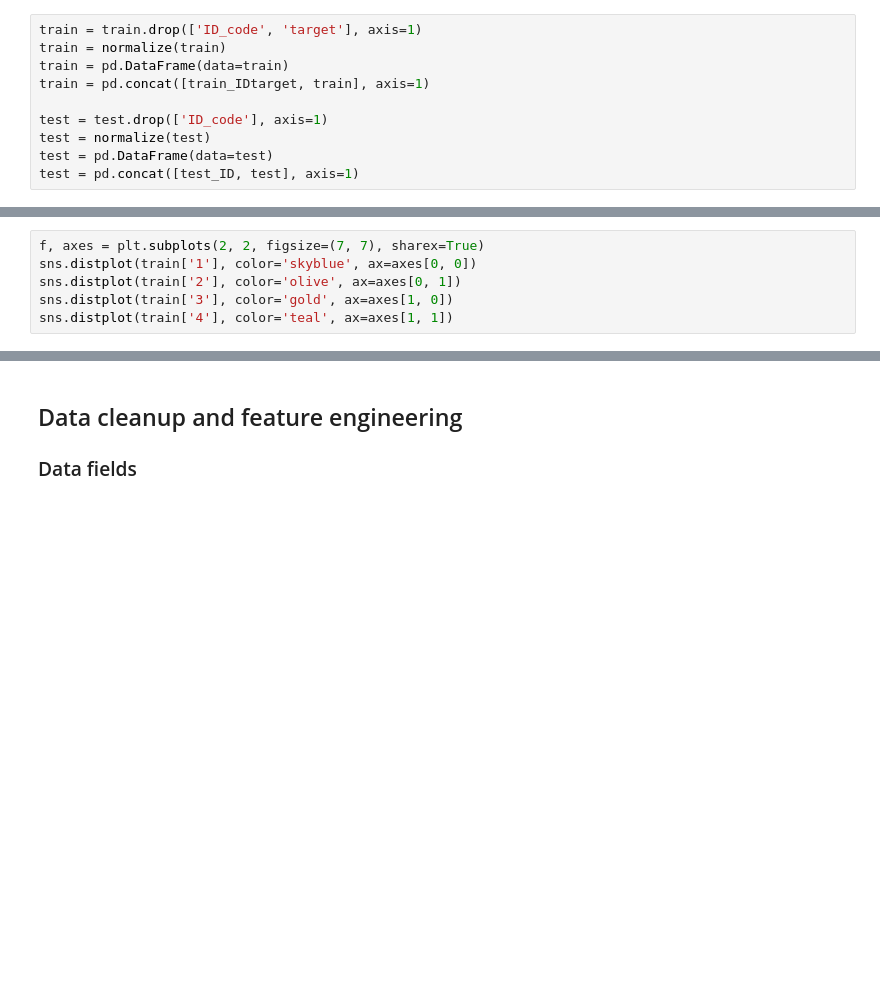
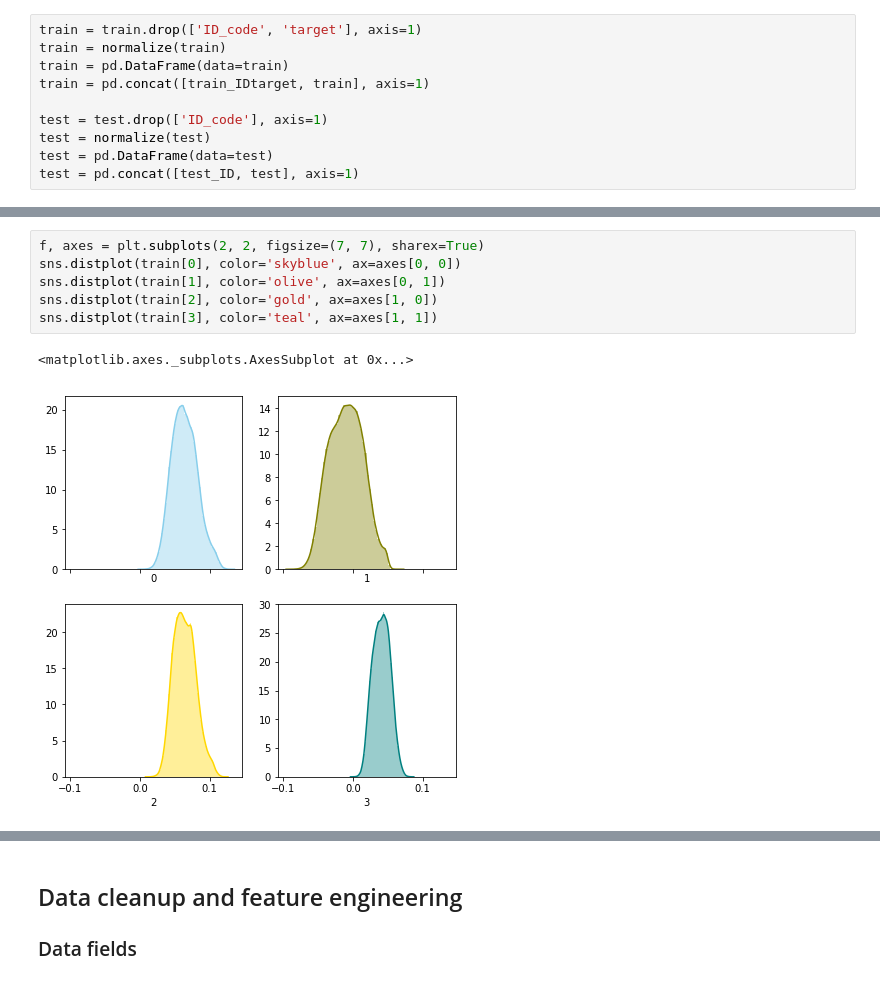
Before and after one commit to manuelfreude/kagglesantander, a Jupyter notebook: santander.ipynb, the cells around one changed output, grey strips where cells are left out. Cells and saved outputs as stored; diff of their text form; blank space fills up the shorter version.

```diff
--- a/santander.ipynb
+++ b/santander.ipynb
@@ -75,6 +129,9 @@ test.info()
 # %%
 f, axes = plt.subplots(2, 2, figsize=(7, 7), sharex=True)
-sns.distplot(train['1'], color='skyblue', ax=axes[0, 0])
-sns.distplot(train['2'], color='olive', ax=axes[0, 1])
-sns.distplot(train['3'], color='gold', ax=axes[1, 0])
-sns.distplot(train['4'], color='teal', ax=axes[1, 1])
+sns.distplot(train[0], color='skyblue', ax=axes[0, 0])
+sns.distplot(train[1], color='olive', ax=axes[0, 1])
+sns.distplot(train[2], color='gold', ax=axes[1, 0])
+sns.distplot(train[3], color='teal', ax=axes[1, 1])
+# %% [output]
+<matplotlib.axes._subplots.AxesSubplot at 0x...>
+[figure, added]
```
Also changed, not shown: parts of 88 cells of this notebook.
